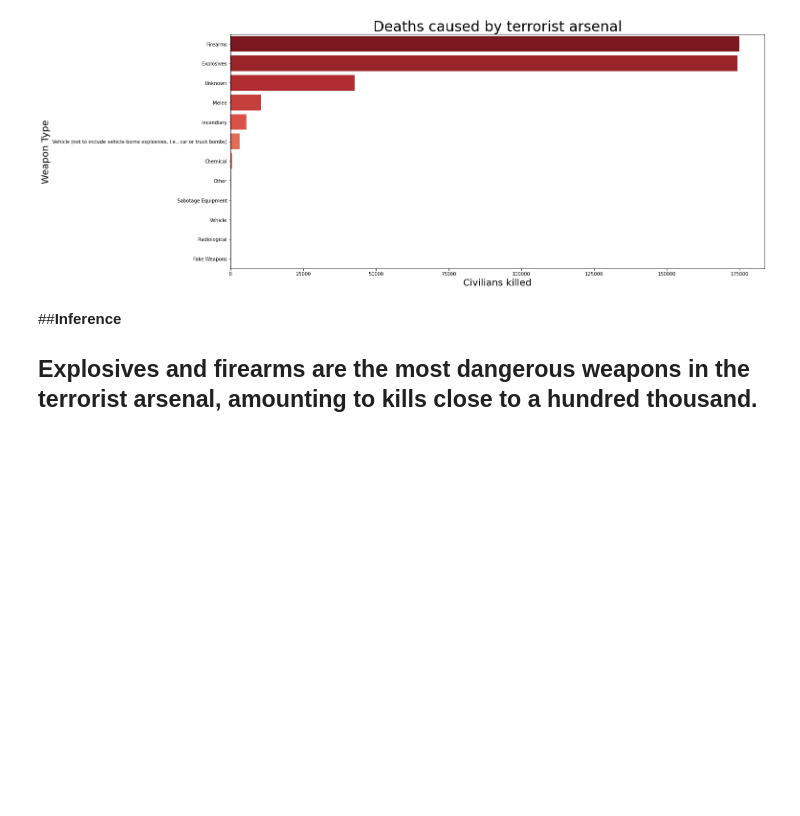
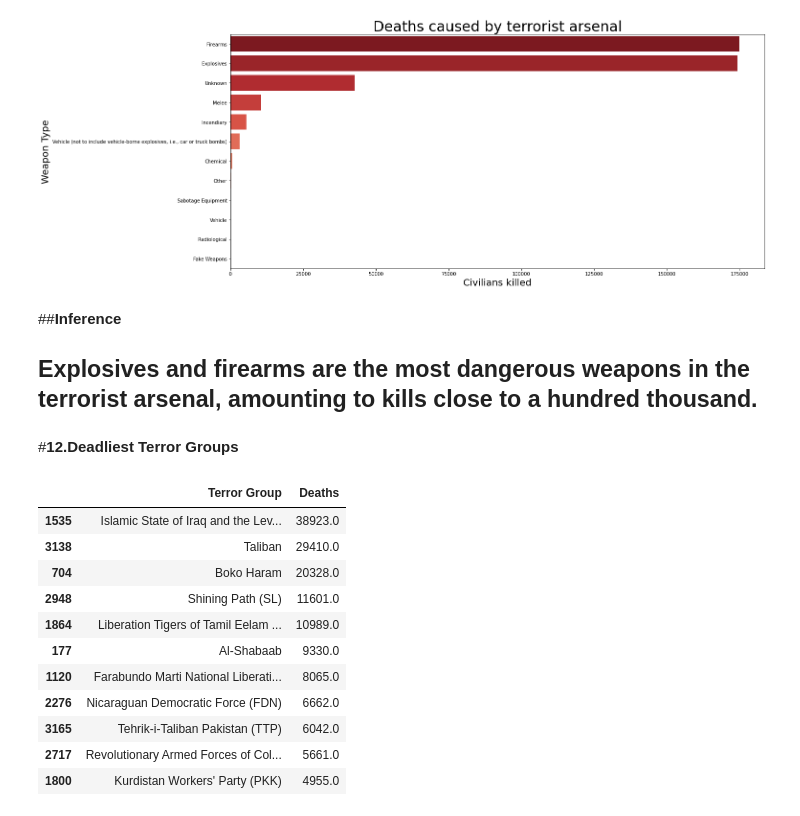
Before and after one commit to VinayR1998/GTD-ExploratoyAnalysis, a Jupyter notebook: Vinay_R_EDA_1_GTD.ipynb, the cells around one changed output. Drawn from its saved outputs; the diff is of its cells as text; code cells hidden in the pictures; blank space fills up the shorter version.

```diff
--- a/Vinay_R_EDA_1_GTD.ipynb
+++ b/Vinay_R_EDA_1_GTD.ipynb
@@ -255,3 +255,5 @@ plt.show()
 # %% [markdown]
 ##**Inference**
 ## Explosives and firearms are the most dangerous weapons in the terrorist arsenal, amounting to kills close to a hundred thousand.
+# %% [markdown]
+#**12.Deadliest Terror Groups**
@@ -257,0 +262,15 @@ plt.show()
+# %%
+df10[1:12]
+# %% [output]
+|  | Terror Group | Deaths |
+| 1535 | Islamic State of Iraq and the Lev... | 38923.0 |
+| 3138 | Taliban | 29410.0 |
+| 704 | Boko Haram | 20328.0 |
+| 2948 | Shining Path (SL) | 11601.0 |
+| 1864 | Liberation Tigers of Tamil Eelam ... | 10989.0 |
+| 177 | Al-Shabaab | 9330.0 |
+| 1120 | Farabundo Marti National Liberati... | 8065.0 |
+| 2276 | Nicaraguan Democratic Force (FDN) | 6662.0 |
+| 3165 | Tehrik-i-Taliban Pakistan (TTP) | 6042.0 |
+| 2717 | Revolutionary Armed Forces of Col... | 5661.0 |
+| 1800 | Kurdistan Workers' Party (PKK) | 4955.0 |
```
Also changed, not shown: parts of 2 cells of this notebook.
